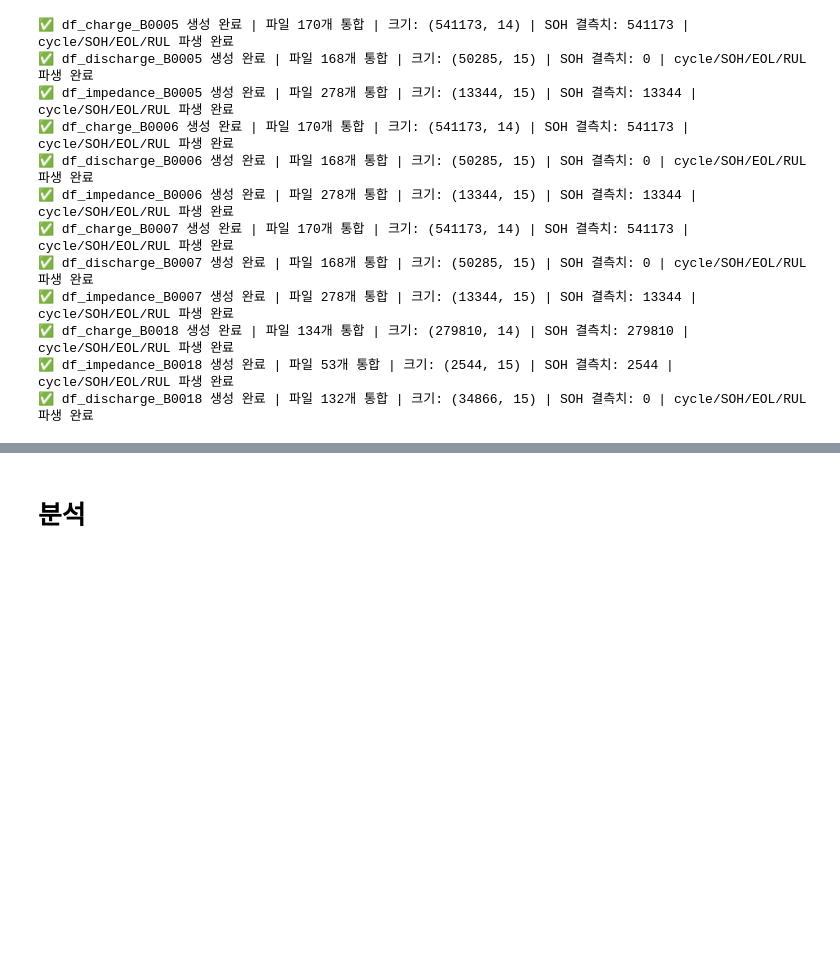
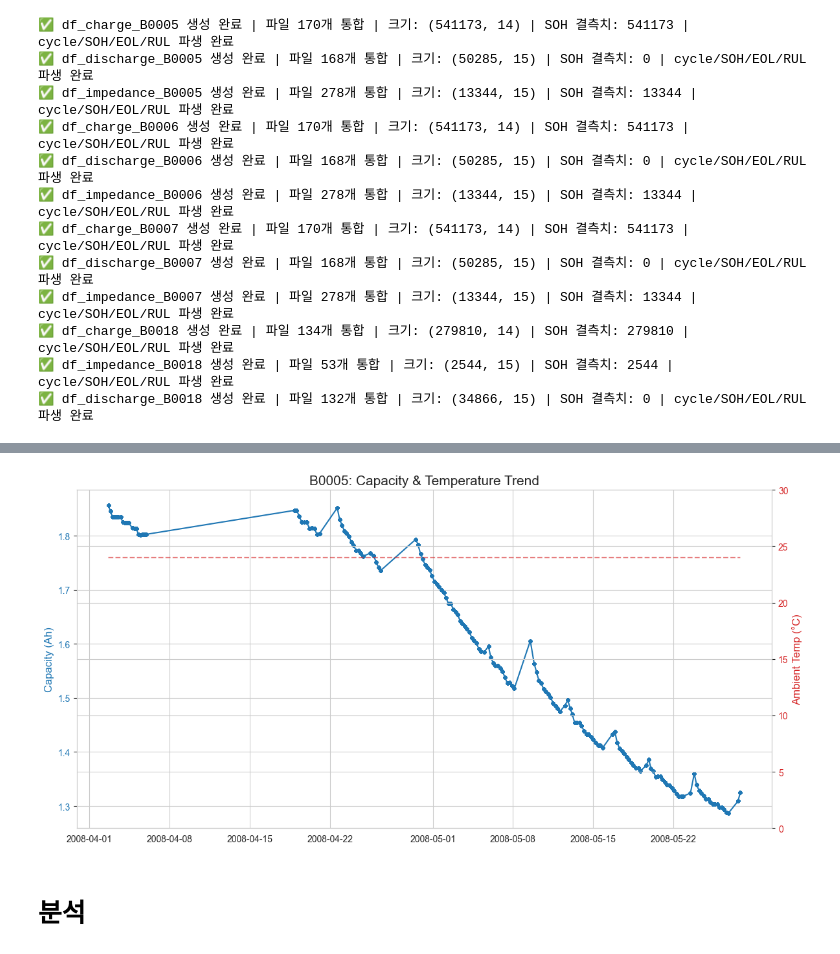
Before and after one commit to dlalswns0211/sparta_project_3_team11, a Jupyter notebook: works/rsh/rsh_03_기본EDA .ipynb, the cells around one changed output, grey strips where cells are left out. Saved outputs shown, nothing was run; the diff lists cells and outputs as text; code cells hidden in the pictures; blank space fills up the shorter version.

```diff
--- a/works/rsh/rsh_03_기본EDA .ipynb
+++ b/works/rsh/rsh_03_기본EDA .ipynb
@@ -476,3 +540,33 @@ for name, df_obj in zip(df_names_cha, charge_dfs):
+# %%
+# 날짜별 B005의 방전데이터 전압확인
+
+# 1. 데이터 준비 (이미 생성된 df_discharge_B0005 활용)
+df_discharge_B0005['start_time'] = pd.to_datetime(df_discharge_B0005['start_time'])
+df_plot = df_discharge_B0005.sort_values('start_time')
+
+# 2. 시각화 설정
+fig, ax1 = plt.subplots(figsize=(12, 6))
+sns.set_style("whitegrid")
+
+# --- 축 1: Capacity (용량) ---
+ax1.plot(df_plot['start_time'], df_plot['Capacity'], color='tab:blue', marker='o', ms=3, label='Capacity')
+ax1.set_ylabel('Capacity (Ah)', color='tab:blue', fontsize=12)
+ax1.tick_params(axis='y', labelcolor='tab:blue')
+
+# --- 축 2: Ambient Temperature (온도) ---
+ax2 = ax1.twinx()
+ax2.plot(df_plot['start_time'], df_plot['ambient_temperature'], color='tab:red', ls='--', alpha=0.6, label='Temp')
+ax2.set_ylabel('Ambient Temp (°C)', color='tab:red', fontsize=12)
+ax2.tick_params(axis='y', labelcolor='tab:red')
+ax2.set_ylim(0, 30)
+
+# 3. 마무리
+plt.title('B0005: Capacity & Temperature Trend', fontsize=15)
+plt.xticks(rotation=45)
+fig.tight_layout()
+plt.show()
+# %% [output]
+[figure, added]
 # %% [markdown]
 # 분석
 # %% [markdown]
```
Also changed, not shown: parts of 32 cells of this notebook, 2 other files.
